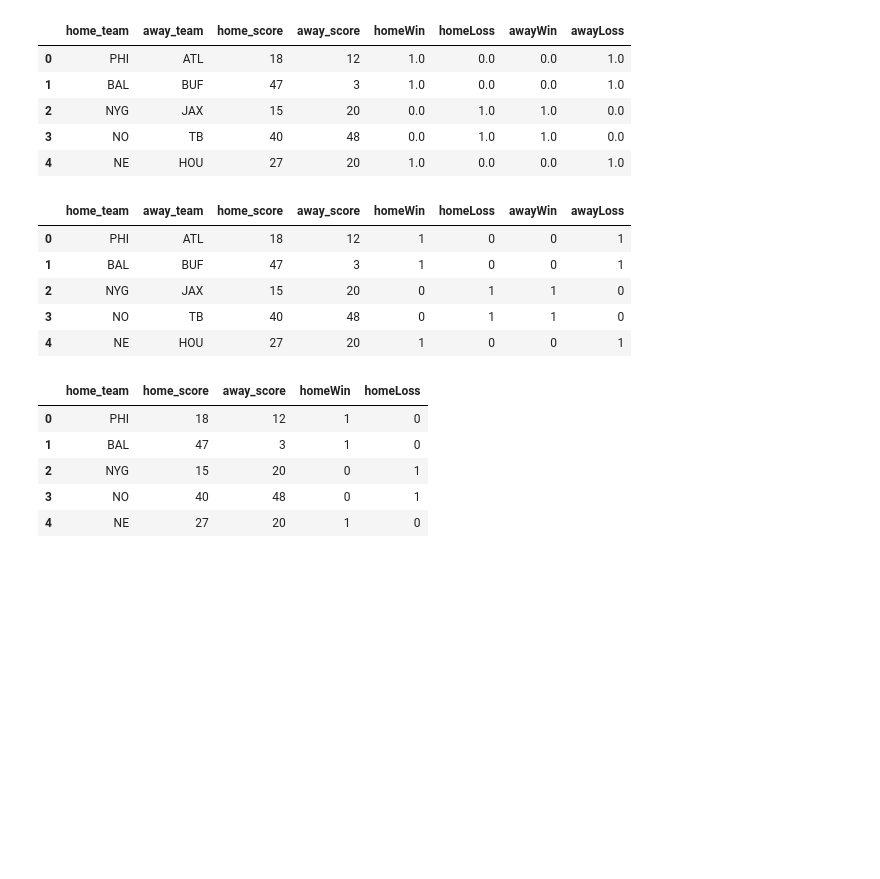
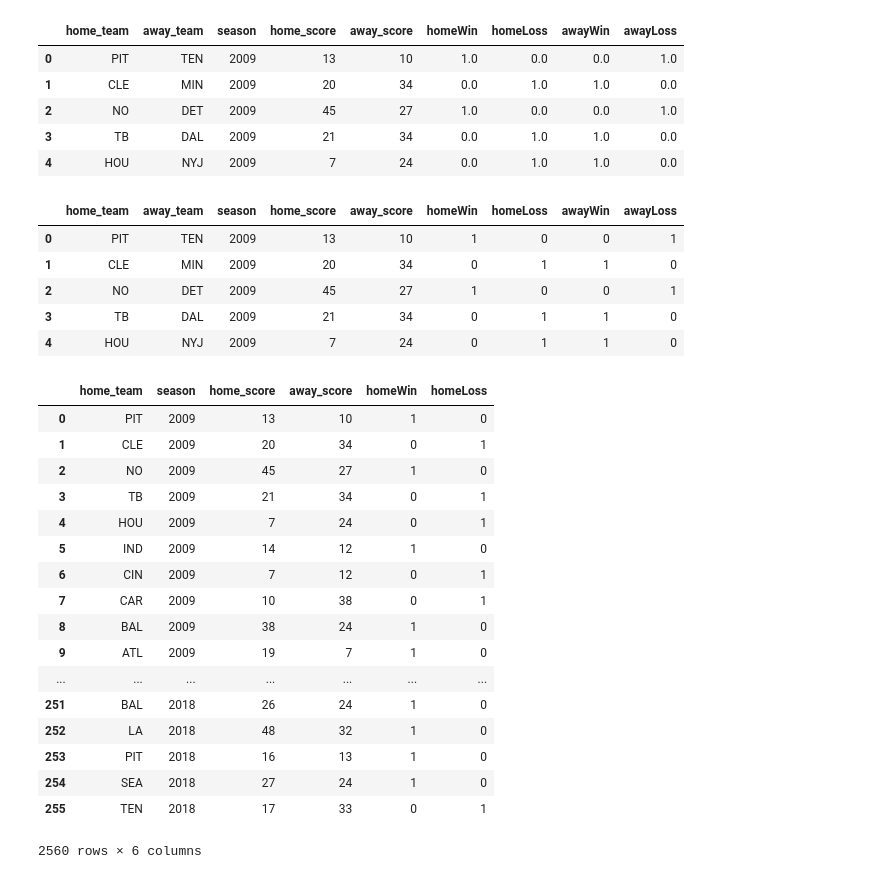
Before and after one commit to Mattyapolis/NFL-Home-Away-Analysis-, a Jupyter notebook: Home Score.ipynb, the cells around one changed output. Saved outputs shown, nothing was run; the diff lists cells and outputs as text; code cells hidden in the pictures; blank space fills up the shorter version.

```diff
--- a/Home Score.ipynb
+++ b/Home Score.ipynb
@@ -9 +3,16 @@ cleanDF2['homeWin'] = None
+# %%
+data2009 = "https://raw.githubusercontent.com/ryurko/nflscrapR-data/master/games_data/regular_season/reg_games_2009.csv"
+data2010 = "https://raw.githubusercontent.com/ryurko/nflscrapR-data/master/games_data/regular_season/reg_games_2010.csv"
+data2011 = "https://raw.githubusercontent.com/ryurko/nflscrapR-data/master/games_data/regular_season/reg_games_2011.csv"
+data2012 = "https://raw.githubusercontent.com/ryurko/nflscrapR-data/master/games_data/regular_season/reg_games_2012.csv"
+data2013 = "https://raw.githubusercontent.com/ryurko/nflscrapR-data/master/games_data/regular_season/reg_games_2013.csv"
+data2014 = "https://raw.githubusercontent.com/ryurko/nflscrapR-data/master/games_data/regular_season/reg_games_2014.csv"
+data2015 = "https://raw.githubusercontent.com/ryurko/nflscrapR-data/master/games_data/regular_season/reg_games_2015.csv"
+data2016 = "https://raw.githubusercontent.com/ryurko/nflscrapR-data/master/games_data/regular_season/reg_games_2016.csv"
+data2017 = "https://raw.githubusercontent.com/ryurko/nflscrapR-data/master/games_data/regular_season/reg_games_2017.csv"
+data2018 = "https://raw.githubusercontent.com/ryurko/nflscrapR-data/master/games_data/regular_season/reg_games_2018.csv"
+# %%
+urls = [data2009, data2010, data2011, data2012, data2013, data2014, data2015, data2016, data2017, data2018]
+# %%
+combined_csv = pd.concat([pd.read_csv(url) for url in urls])
 # %%
@@ -17,0 +27,4 @@ cleanDF2.head()
+# %%
+#clean csv files
+cleanDF2 = combined_csv.drop(columns=['type','game_id','week','state_of_game','game_url'])
+cleanDF2.head()
@@ -44,12 +64,12 @@ cleanDF2.loc[cleanDF2['home_score'] > cleanDF2['away_score'], 'awayLoss'] = 1
 cleanDF2.loc[cleanDF2['home_score'] == cleanDF2['away_score'], 'awayLoss'] = 0.5
 cleanDF2.head()
 # %% [output]
-|  | home_team | away_team | home_score | away_score | homeWin | homeLoss | awayWin | awayLoss |
-| 0 | PHI | ATL | 18 | 12 | 1.0 | 0.0 | 0.0 | 1.0 |
-| 1 | BAL | BUF | 47 | 3 | 1.0 | 0.0 | 0.0 | 1.0 |
-| 2 | NYG | JAX | 15 | 20 | 0.0 | 1.0 | 1.0 | 0.0 |
-| 3 | NO | TB | 40 | 48 | 0.0 | 1.0 | 1.0 | 0.0 |
-| 4 | NE | HOU | 27 | 20 | 1.0 | 0.0 | 0.0 | 1.0 |
+|  | home_team | away_team | season | home_score | away_score | homeWin | homeLoss | awayWin | awayLoss |
+| 0 | PIT | TEN | 2009 | 13 | 10 | 1.0 | 0.0 | 0.0 | 1.0 |
+| 1 | CLE | MIN | 2009 | 20 | 34 | 0.0 | 1.0 | 1.0 | 0.0 |
+| 2 | NO | DET | 2009 | 45 | 27 | 1.0 | 0.0 | 0.0 | 1.0 |
+| 3 | TB | DAL | 2009 | 21 | 34 | 0.0 | 1.0 | 1.0 | 0.0 |
+| 4 | HOU | NYJ | 2009 | 7 | 24 | 0.0 | 1.0 | 1.0 | 0.0 |
 # %%
 
 
@@ -59,23 +79,35 @@ cleanDF2['awayLoss'] = cleanDF2['awayLoss'].astype(int)
 cleanDF2['awayWin'] = cleanDF2['awayWin'].astype(int)
 cleanDF2.head()
 # %% [output]
-|  | home_team | away_team | home_score | away_score | homeWin | homeLoss | awayWin | awayLoss |
-| 0 | PHI | ATL | 18 | 12 | 1 | 0 | 0 | 1 |
-| 1 | BAL | BUF | 47 | 3 | 1 | 0 | 0 | 1 |
-| 2 | NYG | JAX | 15 | 20 | 0 | 1 | 1 | 0 |
-| 3 | NO | TB | 40 | 48 | 0 | 1 | 1 | 0 |
-| 4 | NE | HOU | 27 | 20 | 1 | 0 | 0 | 1 |
+|  | home_team | away_team | season | home_score | away_score | homeWin | homeLoss | awayWin | awayLoss |
+| 0 | PIT | TEN | 2009 | 13 | 10 | 1 | 0 | 0 | 1 |
+| 1 | CLE | MIN | 2009 | 20 | 34 | 0 | 1 | 1 | 0 |
+| 2 | NO | DET | 2009 | 45 | 27 | 1 | 0 | 0 | 1 |
+| 3 | TB | DAL | 2009 | 21 | 34 | 0 | 1 | 1 | 0 |
+| 4 | HOU | NYJ | 2009 | 7 | 24 | 0 | 1 | 1 | 0 |
 # %%
 #home team
 cDF2 = cleanDF2.drop(columns=['away_team','awayWin','awayLoss'])
-cDF2.head()
+cDF2
 # %% [output]
-|  | home_team | home_score | away_score | homeWin | homeLoss |
-| 0 | PHI | 18 | 12 | 1 | 0 |
-| 1 | BAL | 47 | 3 | 1 | 0 |
-| 2 | NYG | 15 | 20 | 0 | 1 |
-| 3 | NO | 40 | 48 | 0 | 1 |
-| 4 | NE | 27 | 20 | 1 | 0 |
+|  | home_team | season | home_score | away_score | homeWin | homeLoss |
+| 0 | PIT | 2009 | 13 | 10 | 1 | 0 |
+| 1 | CLE | 2009 | 20 | 34 | 0 | 1 |
+| 2 | NO | 2009 | 45 | 27 | 1 | 0 |
+| 3 | TB | 2009 | 21 | 34 | 0 | 1 |
+| 4 | HOU | 2009 | 7 | 24 | 0 | 1 |
+| 5 | IND | 2009 | 14 | 12 | 1 | 0 |
+| 6 | CIN | 2009 | 7 | 12 | 0 | 1 |
+| 7 | CAR | 2009 | 10 | 38 | 0 | 1 |
+| 8 | BAL | 2009 | 38 | 24 | 1 | 0 |
+| 9 | ATL | 2009 | 19 | 7 | 1 | 0 |
+| ... | ... | ... | ... | ... | ... | ... |
+| 251 | BAL | 2018 | 26 | 24 | 1 | 0 |
+| 252 | LA | 2018 | 48 | 32 | 1 | 0 |
+| 253 | PIT | 2018 | 16 | 13 | 1 | 0 |
+| 254 | SEA | 2018 | 27 | 24 | 1 | 0 |
+| 255 | TEN | 2018 | 17 | 33 | 0 | 1 |
+2560 rows × 6 columns
 # %%
 #home team
 TableHT = cDF2.rename(columns={"home_team": "Team", "home_score": "own_score@home", "away_score": "other_score@home"})
```
Also changed, not shown: parts of 19 cells of this notebook, 3 other files.
